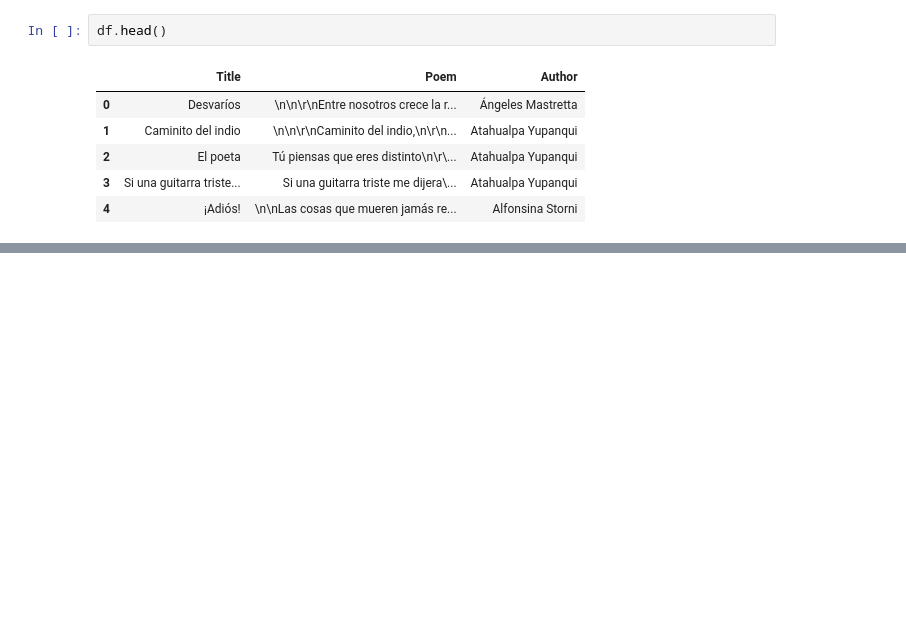
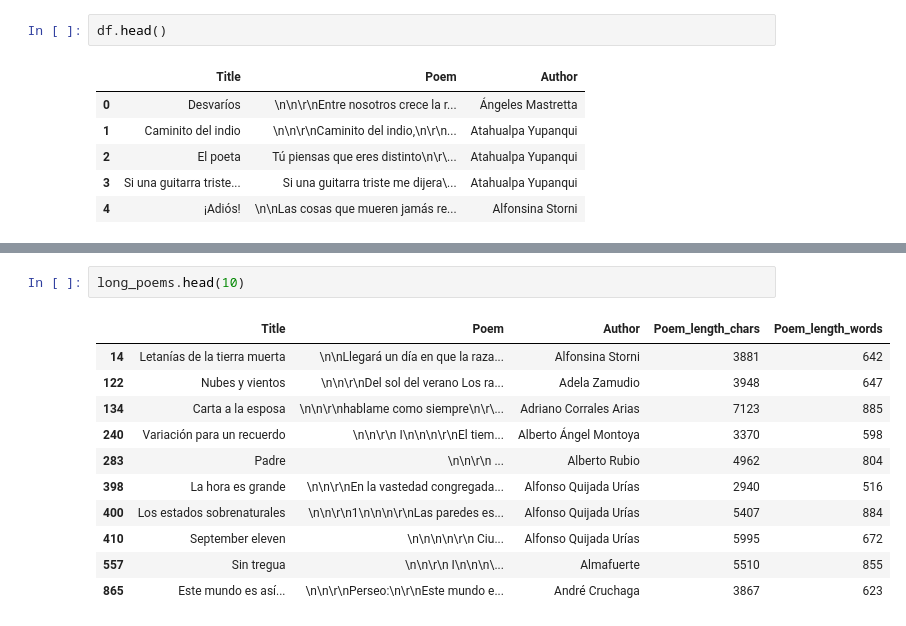
Before and after one commit to jgarnicaa/GenAI_Poetry, a Jupyter notebook: src/EDA/EDA_ES.ipynb, the cells around one changed output, grey strips where cells are left out. Drawn from its saved outputs; the diff is of its cells as text; blank space fills up the shorter version.

```diff
--- a/src/EDA/EDA_ES.ipynb
+++ b/src/EDA/EDA_ES.ipynb
@@ -93,0 +154,14 @@ We saw there are ~13k poems with its title and author. Now we're going to see so
+# %%
+long_poems.head(10)
+# %% [output]
+|  | Title | Poem | Author | Poem_length_chars | Poem_length_words |
+| 14 | Letanías de la tierra muerta | \n\nLlegará un día en que la raza... | Alfonsina Storni | 3881 | 642 |
+| 122 | Nubes y vientos | \n\n\r\nDel sol del verano Los ra... | Adela Zamudio | 3948 | 647 |
+| 134 | Carta a la esposa | \n\n\r\nhablame como siempre\n\r\... | Adriano Corrales Arias | 7123 | 885 |
+| 240 | Variación para un recuerdo | \n\n\r\n I\n\n\n\r\nEl tiem... | Alberto Ángel Montoya | 3370 | 598 |
+| 283 | Padre | \n\n\r\n ... | Alberto Rubio | 4962 | 804 |
+| 398 | La hora es grande | \n\n\r\nEn la vastedad congregada... | Alfonso Quijada Urías | 2940 | 516 |
+| 400 | Los estados sobrenaturales | \n\n\r\n1\n\n\n\r\nLas paredes es... | Alfonso Quijada Urías | 5407 | 884 |
+| 410 | September eleven | \n\n\n\n\r\n Ciu... | Alfonso Quijada Urías | 5995 | 672 |
+| 557 | Sin tregua | \n\n\r\n I\n\n\n\... | Almafuerte | 5510 | 855 |
+| 865 | Este mundo es así... | \n\n\r\nPerseo:\n\r\nEste mundo e... | André Cruchaga | 3867 | 623 |
```
Also changed, not shown: parts of 13 cells of this notebook, 1 other file.
